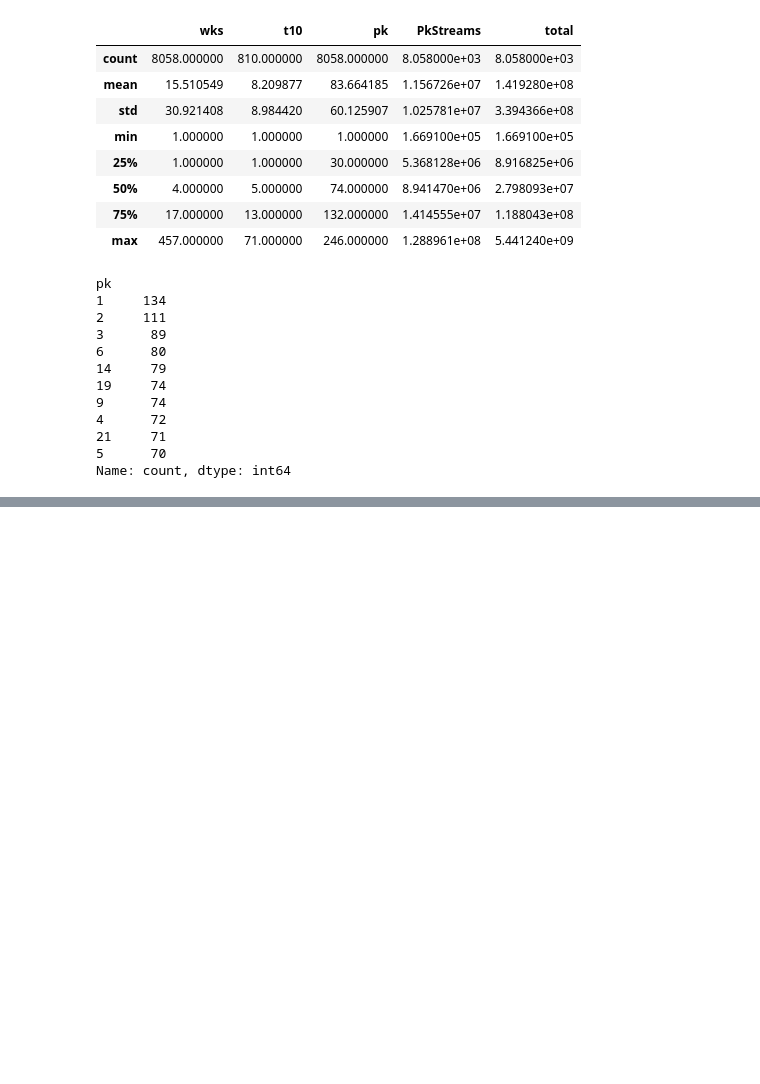
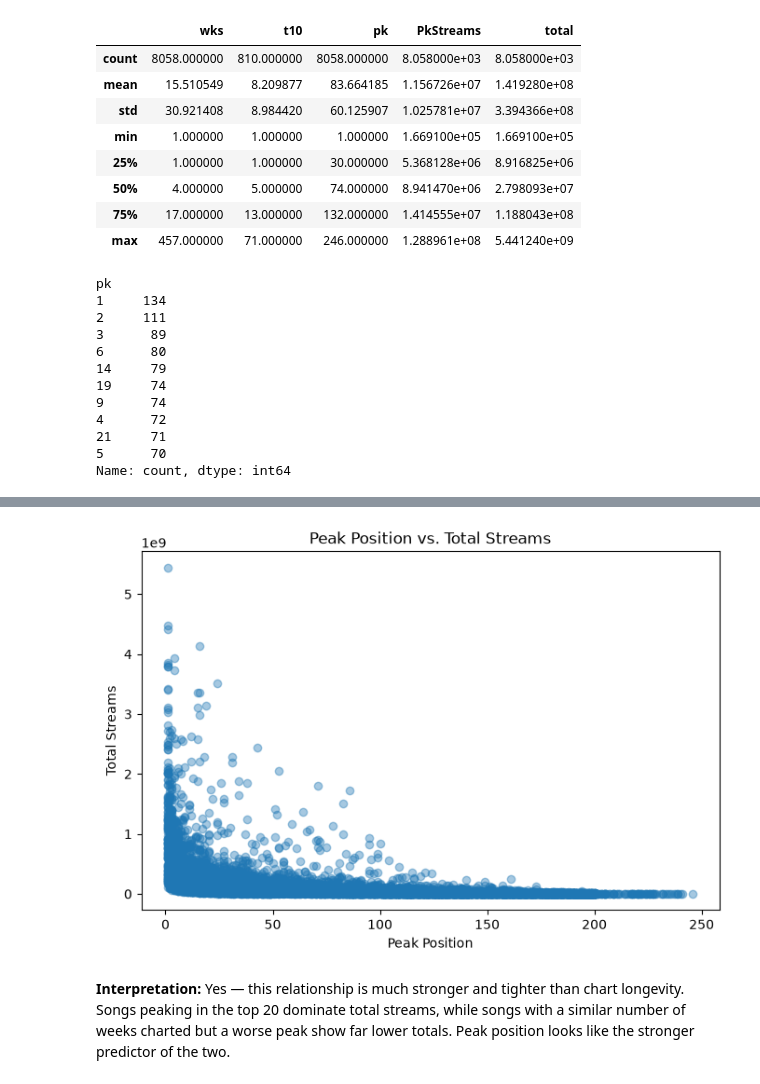
Before and after one commit to jabiyeva/spotify-lyrics-sentiment-chart-success, a Jupyter notebook: spotify-lyrics-sentiment-chart-success.ipynb, the cells around one changed output, grey strips where cells are left out. Cells and saved outputs as stored; diff of their text form; code cells hidden in the pictures; blank space fills up the shorter version.

```diff
--- a/spotify-lyrics-sentiment-chart-success.ipynb
+++ b/spotify-lyrics-sentiment-chart-success.ipynb
@@ -55,0 +77,12 @@ Name: count, dtype: int64
+# %%
+plt.figure(figsize=(8,5))
+plt.scatter(df["pk"], df["total"], alpha=0.4)
+plt.xlabel("Peak Position")
+plt.ylabel("Total Streams")
+plt.title("Peak Position vs. Total Streams")
+plt.savefig("./images/peak_position_vs_streams.png", dpi=150, bbox_inches="tight")
+plt.show()
+# %% [output]
+[figure, added]
+# %% [markdown]
+**Interpretation:** Yes — this relationship is much stronger and tighter than chart longevity. Songs peaking in the top 20 dominate total streams, while songs with a similar number of weeks charted but a worse peak show far lower totals. Peak position looks like the stronger predictor of the two.
```
Also changed, not shown: parts of 5 cells of this notebook, 2 other files.
